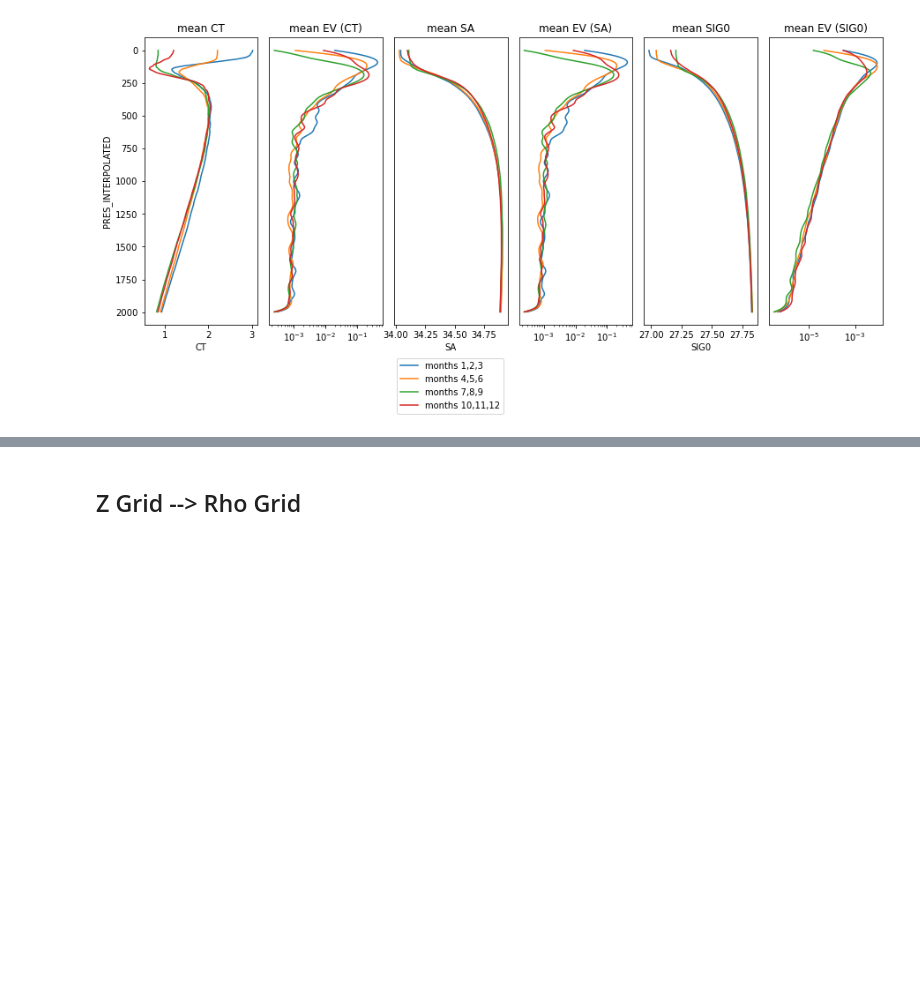
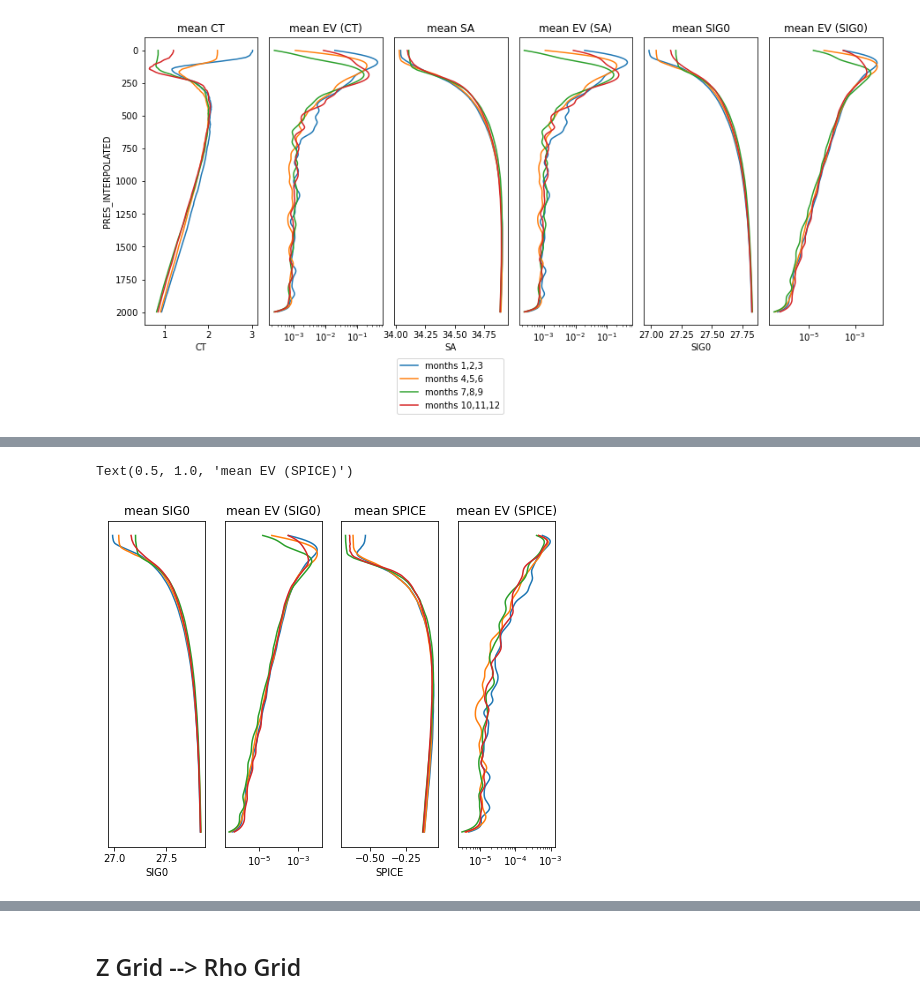
Before and after one commit to ocean-transport/argo-intern, a Jupyter notebook: argo_seasonality.ipynb, the cells around one changed output, grey strips where cells are left out. Saved outputs shown, nothing was run; the diff lists cells and outputs as text; code cells hidden in the pictures; blank space fills up the shorter version.

```diff
--- a/argo_seasonality.ipynb
+++ b/argo_seasonality.ipynb
@@ -210,0 +230,47 @@ plt.subplots_adjust(wspace=0.1)
+# %%
+plt.figure(figsize=(8,6))
+
+plt.subplot(1,4,1)
+so1.SIG0.mean('N_PROF').plot(y='PRES_INTERPOLATED')
+so2.SIG0.mean('N_PROF').plot(y='PRES_INTERPOLATED')
+so3.SIG0.mean('N_PROF').plot(y='PRES_INTERPOLATED')
+so4.SIG0.mean('N_PROF').plot(y='PRES_INTERPOLATED')
+plt.gca().invert_yaxis()
+plt.yticks([])
+plt.ylabel('')
+plt.title('mean SIG0')
+
+plt.subplot(1,4,2)
+so1_SIG0_EV.mean('N_PROF').plot(y='PRES_INTERPOLATED')
+so2_SIG0_EV.mean('N_PROF').plot(y='PRES_INTERPOLATED')
+so3_SIG0_EV.mean('N_PROF').plot(y='PRES_INTERPOLATED')
+so4_SIG0_EV.mean('N_PROF').plot(y='PRES_INTERPOLATED')
+plt.gca().invert_yaxis()
+plt.xscale('log')
+plt.yticks([])
+plt.ylabel('')
+plt.title('mean EV (SIG0)')
+
+plt.subplot(1,4,3)
+so1.SPICE.mean('N_PROF').plot(y='PRES_INTERPOLATED')
+so2.SPICE.mean('N_PROF').plot(y='PRES_INTERPOLATED')
+so3.SPICE.mean('N_PROF').plot(y='PRES_INTERPOLATED')
+so4.SPICE.mean('N_PROF').plot(y='PRES_INTERPOLATED')
+plt.gca().invert_yaxis()
+plt.yticks([])
+plt.ylabel('')
+plt.title('mean SPICE')
+
+plt.subplot(1,4,4)
+so1_SPICE_EV.mean('N_PROF').plot(y='PRES_INTERPOLATED')
+so2_SPICE_EV.mean('N_PROF').plot(y='PRES_INTERPOLATED')
+so3_SPICE_EV.mean('N_PROF').plot(y='PRES_INTERPOLATED')
+so4_SPICE_EV.mean('N_PROF').plot(y='PRES_INTERPOLATED')
+plt.gca().invert_yaxis()
+plt.xscale('log')
+
+plt.ylabel('')
+plt.title('mean EV (SPICE)')
+# %% [output]
+Text(0.5, 1.0, 'mean EV (SPICE)')
+[figure, added]
```
Also changed, not shown: parts of 6 cells of this notebook.
